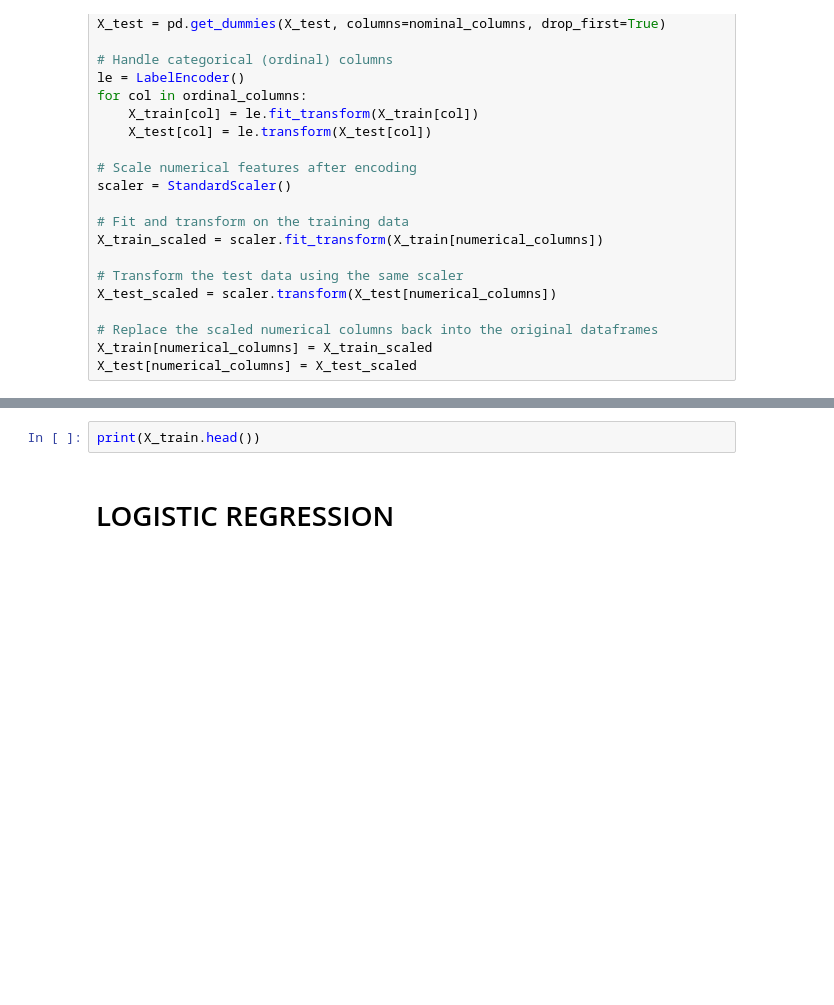
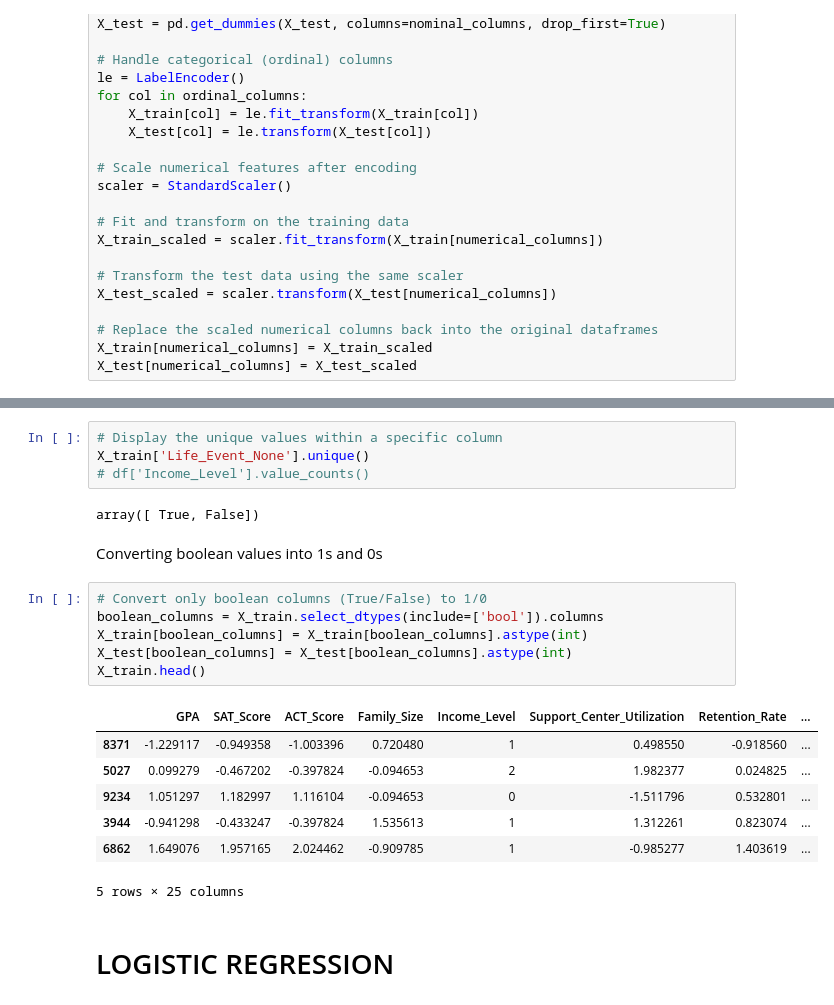
Before and after one commit to kdeguzman101/mis545-teamTBD-ML, a Jupyter notebook: Copy_of_PROJECT_TBD_Sachins_Work.ipynb, the cells around one changed output, grey strips where cells are left out. Drawn from its saved outputs; the diff is of its cells as text; blank space fills up the shorter version.

Commit message:
Modifying the order of operations within Sachin's notebook.

```diff
--- a/Copy_of_PROJECT_TBD_Sachins_Work.ipynb
+++ b/Copy_of_PROJECT_TBD_Sachins_Work.ipynb
@@ -128,5 +157,25 @@ X_train.head()
-# %%
-print(X_train.head())
+# %%
+# Display the unique values within a specific column
+X_train['Life_Event_None'].unique()
+# df['Income_Level'].value_counts()
+# %% [output]
+array([ True, False])
+# %% [markdown]
+Converting boolean values into 1s and 0s
+# %%
+# Convert only boolean columns (True/False) to 1/0
+boolean_columns = X_train.select_dtypes(include=['bool']).columns
+X_train[boolean_columns] = X_train[boolean_columns].astype(int)
+X_test[boolean_columns] = X_test[boolean_columns].astype(int)
+X_train.head()
+# %% [output]
+|  | GPA | SAT_Score | ACT_Score | Family_Size | Income_Level | Support_Center_Utilization | Retention_Rate | ... |
+| 8371 | -1.229117 | -0.949358 | -1.003396 | 0.720480 | 1 | 0.498550 | -0.918560 | ... |
+| 5027 | 0.099279 | -0.467202 | -0.397824 | -0.094653 | 2 | 1.982377 | 0.024825 | ... |
+| 9234 | 1.051297 | 1.182997 | 1.116104 | -0.094653 | 0 | -1.511796 | 0.532801 | ... |
+| 3944 | -0.941298 | -0.433247 | -0.397824 | 1.535613 | 1 | 1.312261 | 0.823074 | ... |
+| 6862 | 1.649076 | 1.957165 | 2.024462 | -0.909785 | 1 | -0.985277 | 1.403619 | ... |
+5 rows × 25 columns
 # %% [markdown]
 # LOGISTIC REGRESSION
 # %%
```
Also changed, not shown: parts of 10 cells of this notebook.
